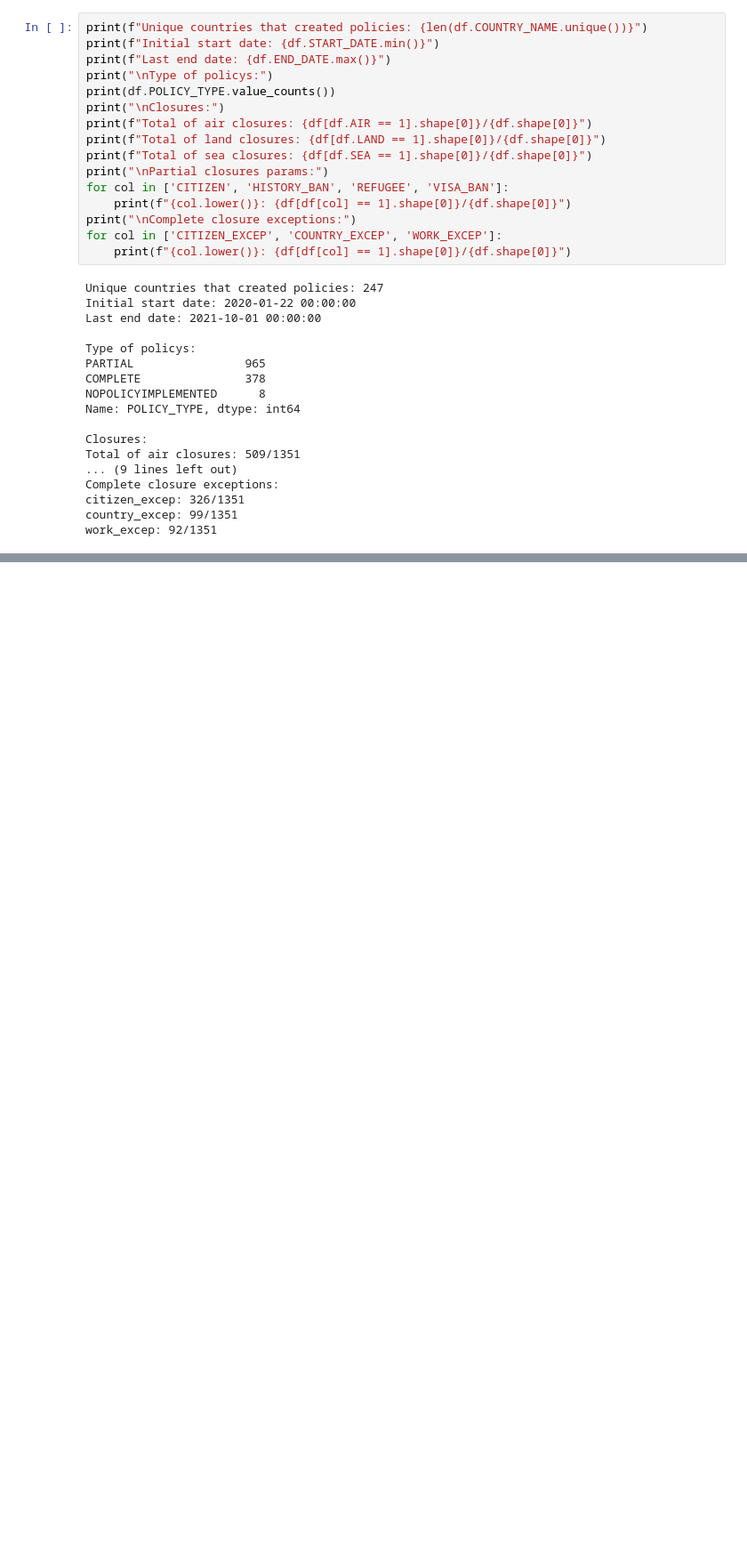
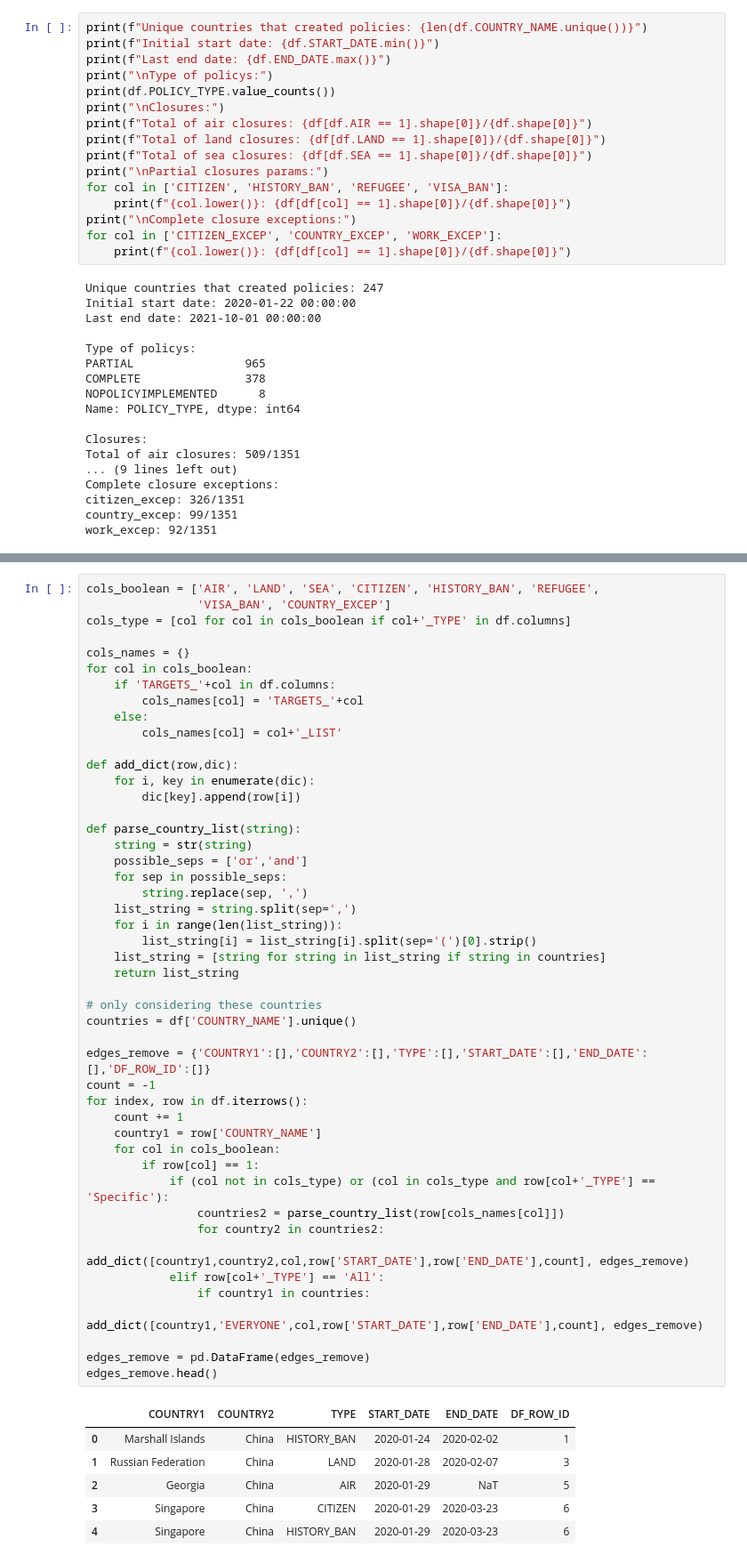
Before and after one commit to GiovaniValdrighi/covid-travels-network, a Jupyter notebook: preprocessing.ipynb, the cells around one changed output, grey strips where cells are left out. Shown at 89% size. Saved outputs shown, nothing was run; the diff lists cells and outputs as text; blank space fills up the shorter version.

```diff
--- a/preprocessing.ipynb
+++ b/preprocessing.ipynb
@@ -137,0 +151,54 @@ plt.show()
+# %%
+cols_boolean = ['AIR', 'LAND', 'SEA', 'CITIZEN', 'HISTORY_BAN', 'REFUGEE',
+                'VISA_BAN', 'COUNTRY_EXCEP']
+cols_type = [col for col in cols_boolean if col+'_TYPE' in df.columns]
+
+cols_names = {}
+for col in cols_boolean:
+    if 'TARGETS_'+col in df.columns:
+        cols_names[col] = 'TARGETS_'+col
+    else:
+        cols_names[col] = col+'_LIST'
+
+def add_dict(row,dic):
+    for i, key in enumerate(dic):
+        dic[key].append(row[i])
+
+def parse_country_list(string):
+    string = str(string)
+    possible_seps = ['or','and']
+    for sep in possible_seps:
+        string.replace(sep, ',')
+    list_string = string.split(sep=',')
+    for i in range(len(list_string)):
+        list_string[i] = list_string[i].split(sep='(')[0].strip()
+    list_string = [string for string in list_string if string in countries]
+    return list_string
+
+# only considering these countries
+countries = df['COUNTRY_NAME'].unique()
+
+edges_remove = {'COUNTRY1':[],'COUNTRY2':[],'TYPE':[],'START_DATE':[],'END_DATE':[],'DF_ROW_ID':[]}
+count = -1
+for index, row in df.iterrows():
+    count += 1
+    country1 = row['COUNTRY_NAME']
+    for col in cols_boolean:
+        if row[col] == 1:
+            if (col not in cols_type) or (col in cols_type and row[col+'_TYPE'] == 'Specific'):
+                countries2 = parse_country_list(row[cols_names[col]])
+                for country2 in countries2:
+                    add_dict([country1,country2,col,row['START_DATE'],row['END_DATE'],count], edges_remove)
+            elif row[col+'_TYPE'] == 'All':
+                if country1 in countries:
+                    add_dict([country1,'EVERYONE',col,row['START_DATE'],row['END_DATE'],count], edges_remove)
+
+edges_remove = pd.DataFrame(edges_remove)
+edges_remove.head()
+# %% [output]
+|  | COUNTRY1 | COUNTRY2 | TYPE | START_DATE | END_DATE | DF_ROW_ID |
+| 0 | Marshall Islands | China | HISTORY_BAN | 2020-01-24 | 2020-02-02 | 1 |
+| 1 | Russian Federation | China | LAND | 2020-01-28 | 2020-02-07 | 3 |
+| 2 | Georgia | China | AIR | 2020-01-29 | NaT | 5 |
+| 3 | Singapore | China | CITIZEN | 2020-01-29 | 2020-03-23 | 6 |
+| 4 | Singapore | China | HISTORY_BAN | 2020-01-29 | 2020-03-23 | 6 |
```
Also changed, not shown: parts of 13 cells of this notebook.
